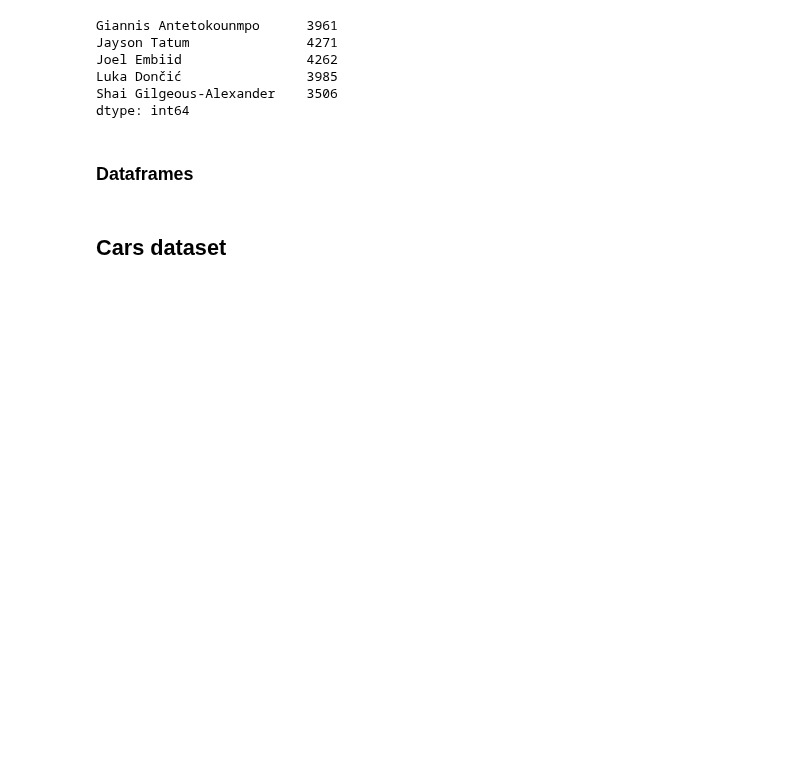
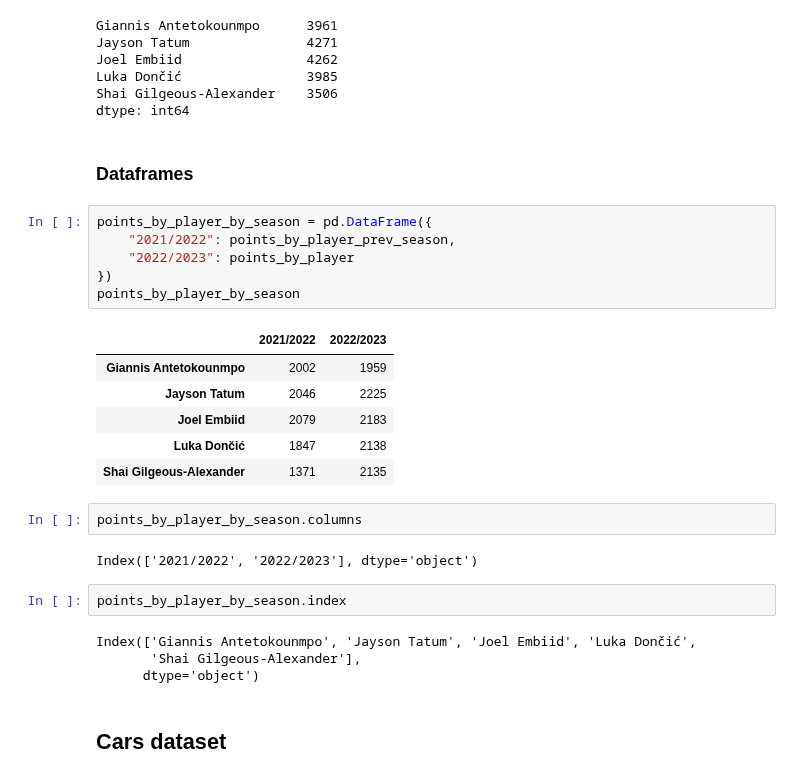
Before and after one commit to jaroslawr/jupyter-notebooks, a Jupyter notebook: libs/lib_pandas/lib_pandas.ipynb, the cells around one changed output. Cells and saved outputs as stored; diff of their text form; blank space fills up the shorter version.

```diff
--- a/libs/lib_pandas/lib_pandas.ipynb
+++ b/libs/lib_pandas/lib_pandas.ipynb
@@ -288,6 +289,29 @@ Shai Gilgeous-Alexander    3506
 dtype: int64
 # %% [markdown]
 ### Dataframes
+# %%
+points_by_player_by_season = pd.DataFrame({
+    "2021/2022": points_by_player_prev_season,
+    "2022/2023": points_by_player
+})
+points_by_player_by_season
+# %% [output]
+|  | 2021/2022 | 2022/2023 |
+| Giannis Antetokounmpo | 2002 | 1959 |
+| Jayson Tatum | 2046 | 2225 |
+| Joel Embiid | 2079 | 2183 |
+| Luka Dončić | 1847 | 2138 |
+| Shai Gilgeous-Alexander | 1371 | 2135 |
+# %%
+points_by_player_by_season.columns
+# %% [output]
+Index(['2021/2022', '2022/2023'], dtype='object')
+# %%
+points_by_player_by_season.index
+# %% [output]
+Index(['Giannis Antetokounmpo', 'Jayson Tatum', 'Joel Embiid', 'Luka Dončić',
+       'Shai Gilgeous-Alexander'],
+      dtype='object')
 # %% [markdown]
 ## Cars dataset
 # %% [markdown]
```
Also changed, not shown: parts of 12 cells of this notebook, 1 other file.
